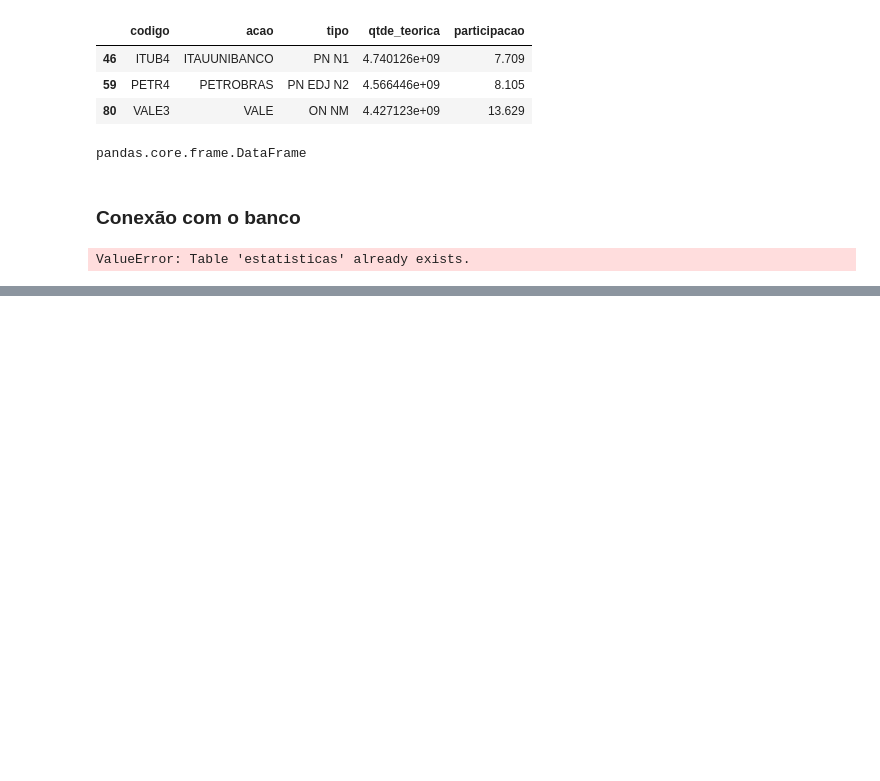
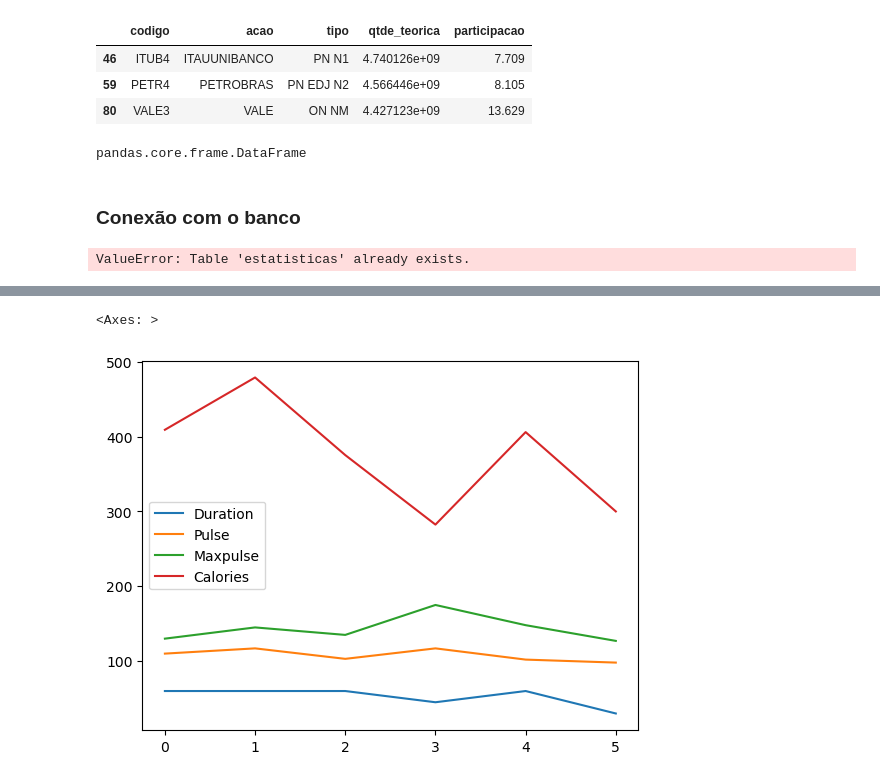
Before and after one commit to pdiegoneves/UNICESUMAR-Python-Avancado, a Jupyter notebook: bibliotecas.ipynb, the cells around one changed output, grey strips where cells are left out. Drawn from its saved outputs; the diff is of its cells as text; code cells hidden in the pictures; blank space fills up the shorter version.

```diff
--- a/bibliotecas.ipynb
+++ b/bibliotecas.ipynb
@@ -366,0 +366,5 @@ df_cardio.to_sql('cardio', conexao, if_exists='replace', index=False)
+# %%
+df_cardio.plot()
+# %% [output]
+<Axes: >
+[figure, added]
```
Also changed, not shown: parts of 33 cells of this notebook, 1 other file.
